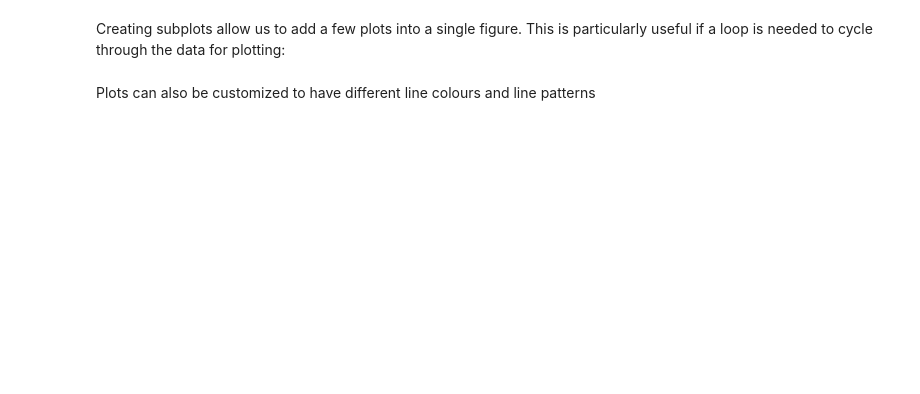
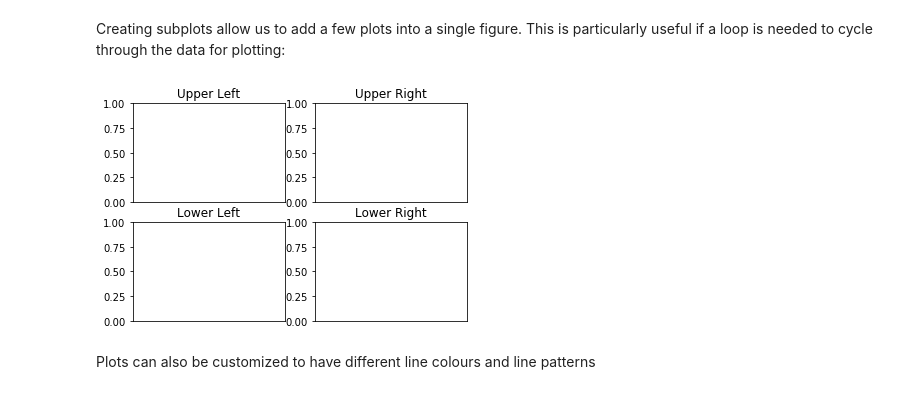
Before and after one commit to fdaus/PythonDataStar, a Jupyter notebook: 05/Python5.ipynb, the cells around one changed output. Saved outputs shown, nothing was run; the diff lists cells and outputs as text; code cells hidden in the pictures; blank space fills up the shorter version.

```diff
--- a/05/Python5.ipynb
+++ b/05/Python5.ipynb
@@ -62,16 +64,18 @@ Creating subplots allow us to add a few plots into a single figure. This is part
 # %%
 fig, axes = plt.subplots(nrows=2, ncols=2)     # creates a plot with 2x2 subplots
 axes[0,0].set(title='Upper Left')
 axes[0,1].set(title='Upper Right')
 axes[1,0].set(title='Lower Left')
 axes[1,1].set(title='Lower Right')
 
 # To iterate over all items in a multidimensional numpy array, use the `flat` attribute
 # (uncomment the relevant rows below)
-#for ax in axes.flat:
+for ax in axes.flat:
 
     # Remove all xticks and yticks...
-    #ax.set(xticks=[], yticks=[])
+    ax.set(xticks=[])   #, yticks=[])
+# %% [output]
+[figure, added]
 # %% [markdown]
 Plots can also be customized to have different line colours and line patterns
 # %%
```
Also changed, not shown: parts of 32 cells of this notebook, 3 other files.
